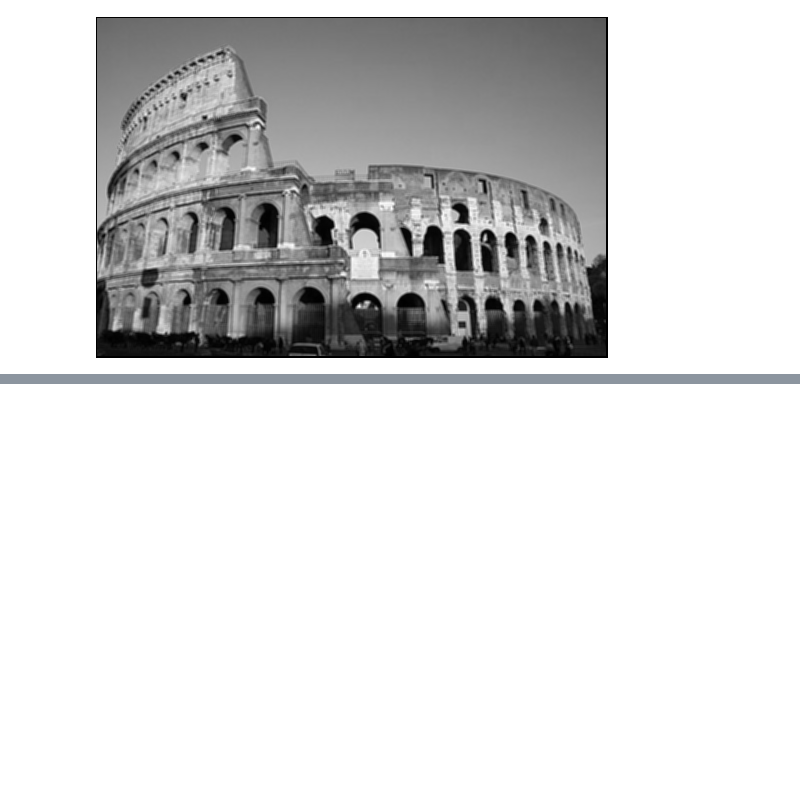
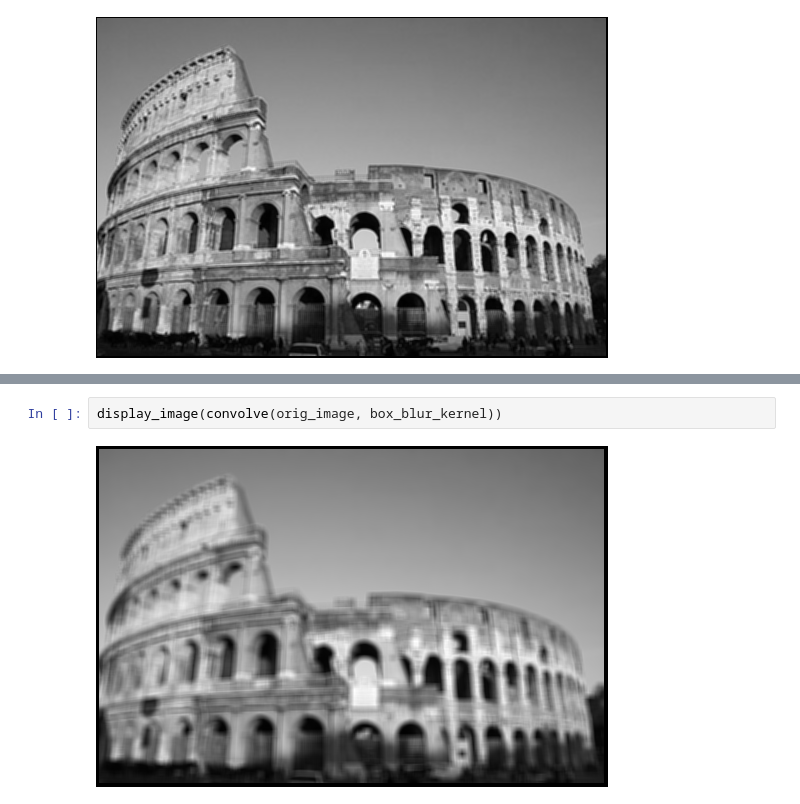
Before and after one commit to vinayshanbhag/math, a Jupyter notebook: Convolution_Kernels.ipynb, the cells around one changed output, grey strips where cells are left out. Cells and saved outputs as stored; diff of their text form; blank space fills up the shorter version.

```diff
--- a/Convolution_Kernels.ipynb
+++ b/Convolution_Kernels.ipynb
@@ -114,0 +171,4 @@ Image.fromarray(np.uint8(interp(output_image,[output_image.min(),output_image.ma
+# %%
+display_image(convolve(orig_image, box_blur_kernel))
+# %% [output]
+[figure, added]
```
Also changed, not shown: parts of 14 cells of this notebook.
